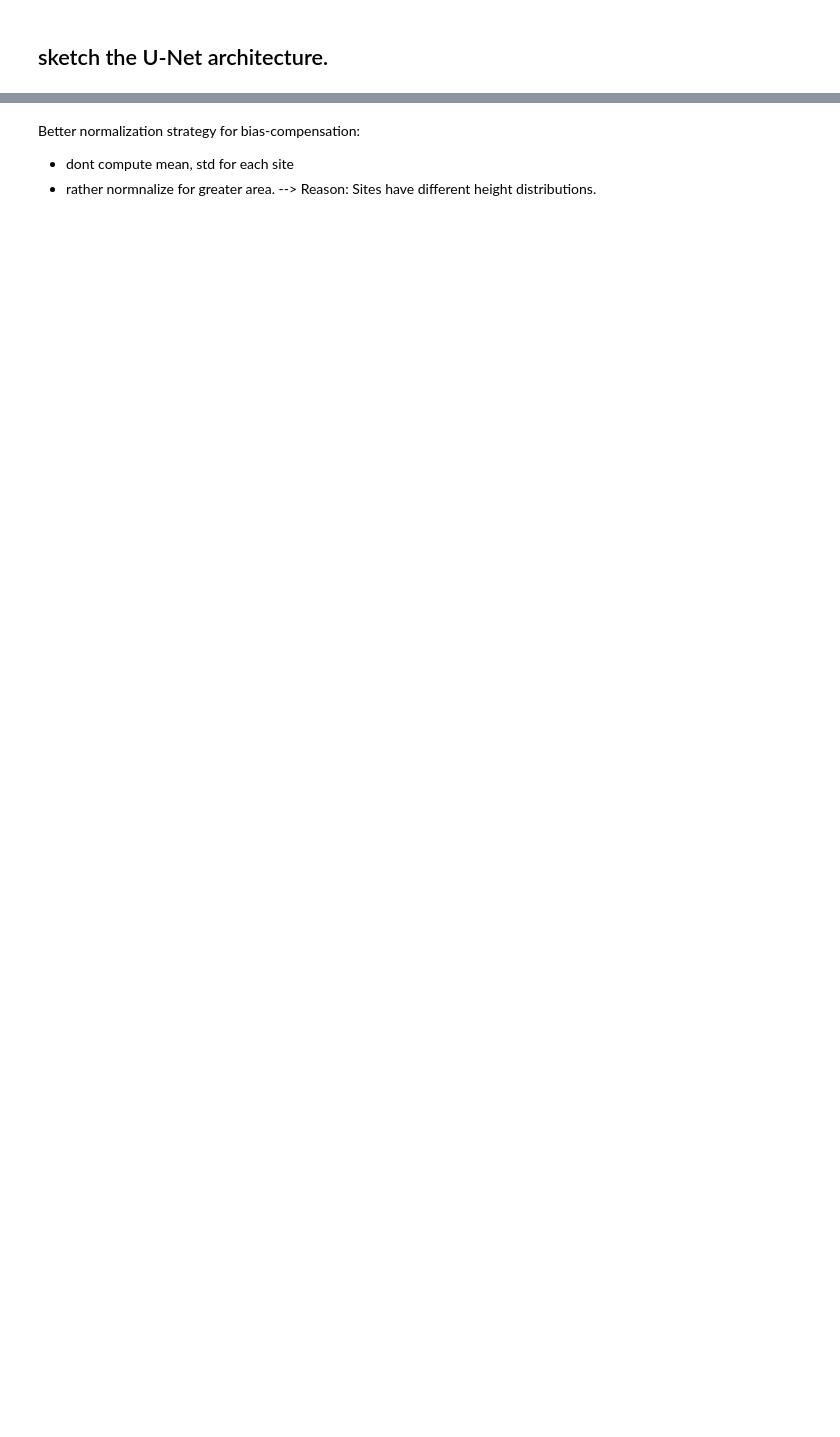
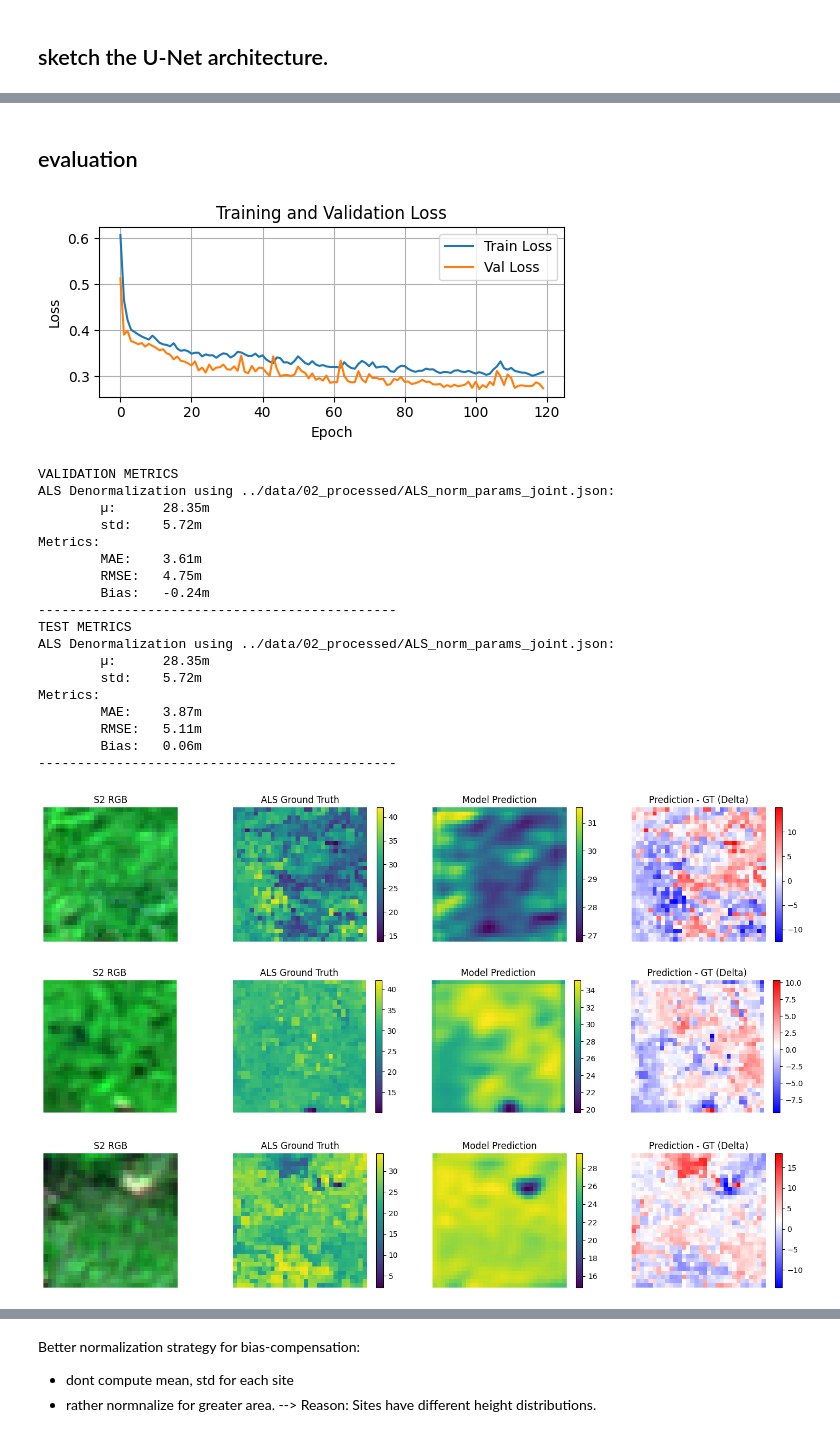
Before and after one commit to fizz-x/TreeHeads, a Jupyter notebook: training/01_unet.ipynb, the cells around one changed output, grey strips where cells are left out. Drawn from its saved outputs; the diff is of its cells as text; code cells hidden in the pictures; blank space fills up the shorter version.

```diff
--- a/training/01_unet.ipynb
+++ b/training/01_unet.ipynb
@@ -128,3 +204,7 @@ def stack_datasets(X_train1, X_test1, y_train1, y_test1, X_train2, X_test2, y_tr
 # %%
-X_train, X_test, y_train, y_test = stack_datasets(X_train1, X_test1, y_train1, y_test1, X_train2, X_test2, y_train2, y_test2)
+if False:
+    X_train, X_val, X_test, y_train, y_val, y_test = separate_datasets(
+        X_train1, X_val1, X_test1, y_train1, y_val1, y_test1,
+        X_train2, X_val2, X_test2, y_train2, y_val2, y_test2
+    )
 # %% [output]
@@ -143,19 +225,16 @@ from tqdm import tqdm
 import matplotlib.pyplot as plt
 # %%
 # Central hyperparameter config
+# raytune / keras
 config = {
     'patch_size': 32,
-    'num_bands': 65,        # change based on input
+    'num_bands': 14,        # change based on input (13+1 for fmask)
     'batch_size': 64,
-    'lr': 1e-3,
-    # 'lr_decay': 1e-5,
-    'weight_decay': 5e-5,
+    'lr': 1.2e-3,
+    'weight_decay': 1e-3,
     'momentum': 0.9,
-    'epochs': 100,
-    # 'train_split': 0.7,
-    # 'val_split': 0.2,
-    # 'test_split': 0.1,
-    'huber_delta': 1.0,
+    'epochs': 120,
+    'huber_delta': 0.8,
     'device':  'mps' if torch.backends.mps.is_available() else 'cpu'
 }
 # %% [markdown]
@@ -173,9 +252,10 @@ class S2CanopyHeightDataset(Dataset):
     def __getitem__(self, idx):
         return self.X[idx], self.y[idx]
 
-train_dataset = S2CanopyHeightDataset(X_train2, y_train2)
-val_dataset = S2CanopyHeightDataset(X_test2, y_test2)
-test_dataset = S2CanopyHeightDataset(X_train1, y_train1)
+# Syntax: X_train, X_val, X_test, y_train, y_val, y_test
+train_dataset = S2CanopyHeightDataset(X_train, y_train)
+val_dataset = S2CanopyHeightDataset(X_val, y_val)
+test_dataset = S2CanopyHeightDataset(X_test, y_test)
 
 train_loader = DataLoader(train_dataset, batch_size=config['batch_size'], shuffle=True)
 val_loader = DataLoader(val_dataset, batch_size=config['batch_size'])
@@ -359,0 +341,27 @@ def denorm_model_json(model, test_loader, json_path):
+# %% [markdown]
+## evaluation
+# %%
+eval.plot_eval_report(train_losses, val_losses, model, val_loader,test_loader, json_path=ALS_NORM_PARAMS_JOINT, config=config)
+# %% [output]
+[figure, added]
+VALIDATION METRICS
+ALS Denormalization using ../data/02_processed/ALS_norm_params_joint.json:
+        µ:      28.35m
+        std:    5.72m
+Metrics:
+        MAE:    3.61m
+        RMSE:   4.75m
+        Bias:   -0.24m
+----------------------------------------------
+TEST METRICS
+ALS Denormalization using ../data/02_processed/ALS_norm_params_joint.json:
+        µ:      28.35m
+        std:    5.72m
+Metrics:
+        MAE:    3.87m
+        RMSE:   5.11m
+        Bias:   0.06m
+----------------------------------------------
+[figure, added]
+[figure, added]
+[figure, added]
```
Also changed, not shown: parts of 26 cells of this notebook, 3 other files.
